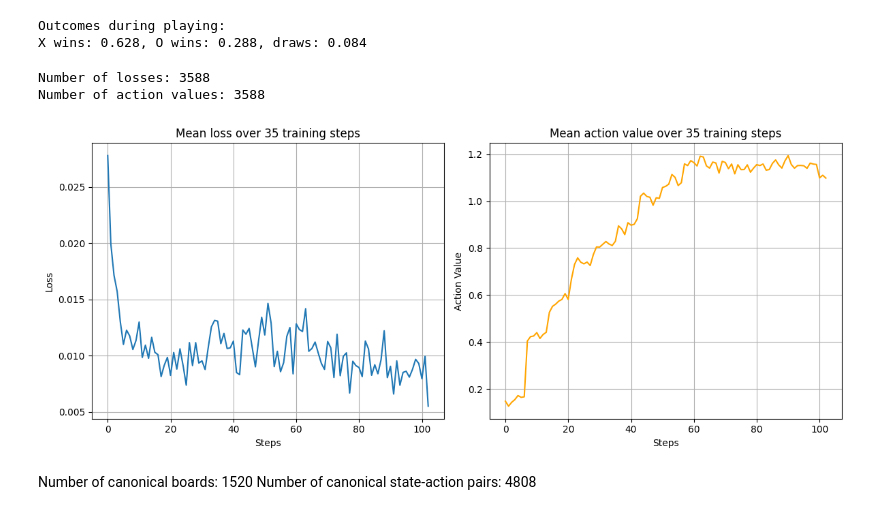
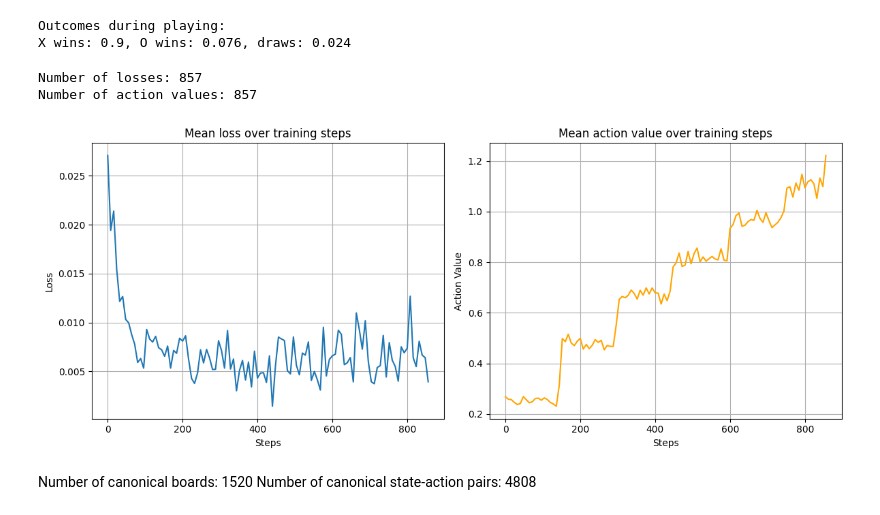
Before and after one commit to jakobatgithub/TicTacToe, a Jupyter notebook: TicTacToe.ipynb, the cells around one changed output. Saved outputs shown, nothing was run; the diff lists cells and outputs as text; code cells hidden in the pictures.

```diff
--- a/TicTacToe.ipynb
+++ b/TicTacToe.ipynb
@@ -4,8 +4,10 @@
 import copy
 
 from TicTacToe import TicTacToe
-from Agent import RandomAgent, HumanAgent, QLearningAgent, QPlayingAgent
+from Agent import RandomAgent, HumanAgent
+from QAgent import QLearningAgent, QPlayingAgent
 from DeepQAgent import DeepQLearningAgent, DeepQPlayingAgent
+from Evaluation import plot_graphs
 
 params = {
     'Q_initial_value' : 0.0, # initial Q value
@@ -23,14 +25,15 @@ params = {
     'width' : 3, # width = height of the board
     'lazy_evaluation' : True, # use lazy evaluation
     'batch_size' : 32, # batch size for deep learning
-    'target_update_frequency' : 250, # target network update frequency
+    # 'target_update_frequency' : 250, # target network update frequency
+    'target_update_frequency' : 150, # target network update frequency
     'optimal_actions' : [], # list of optimal actions (deprecated)
     'loss' : [], # list of losses
     'avg_action_value' : [], # list of average action values
     }
 
 # nr_of_episodes = 1000
-nr_of_episodes = 4000
+nr_of_episodes = 250
 params['nr_of_episodes'] = nr_of_episodes
 
 paramsX = copy.deepcopy(params)
@@ -108,60 +102,20 @@ print("Outcomes during playing:")
 print(f"X wins: {outcomes['X']/nr_of_episodes}, O wins: {outcomes['O']/nr_of_episodes}, draws: {outcomes['D']/nr_of_episodes}")
 # %% [output]
 Outcomes during playing:
-X wins: 0.628, O wins: 0.288, draws: 0.084
+X wins: 0.9, O wins: 0.076, draws: 0.024
-# %%
-import matplotlib.pyplot as plt
-
-def average(array, chunk_size=None):
-    means = []
-    if chunk_size is None:
-        chunk_size = max((len(array) // 100, 1))
-
-    for i in range(0, len(array), chunk_size):
-        sublist = array[i:i + chunk_size]
-        means.append(sum(sublist)/len(sublist))
-
-    return means
-
-def plot_graphs(mean_lossX, mean_avg_action_valueX, chunk_size):
-    # Create a figure with two subplots next to each other
-    fig, axs = plt.subplots(1, 2, figsize=(12, 5))  # 1 row, 2 columns
-
-    # Plot the first graph: Mean Loss
-    axs[0].plot(mean_lossX, label='Mean Loss')
-    axs[0].set_title(f'Mean loss over {chunk_size} training steps')
-    axs[0].set_xlabel('Steps')
-    axs[0].set_ylabel('Loss')
-    axs[0].grid(True)
-    # axs[0].legend()
-
-    # Plot the second graph: Mean Average Action Value
-    axs[1].plot(mean_avg_action_valueX, label='Mean Avg Action Value', color='orange')
-    axs[1].set_title(f'Mean action value over {chunk_size} training steps')
-    axs[1].set_xlabel('Steps')
-    axs[1].set_ylabel('Action Value')
-    axs[1].grid(True)
-    # axs[1].legend()
-
-    # Adjust layout for better spacing
-    plt.tight_layout()
-
-    # Show the plots
-    plt.show()
-
-lossX = learning_agent1.evaluation_data['loss']
-avg_action_valueX = learning_agent1.evaluation_data['avg_action_value']
-print(f"Number of losses: {len(lossX)}")
-print(f"Number of action values: {len(avg_action_valueX)}")
-
-chunk_size = max((len(lossX) // 100, 1))
-mean_lossX = average(lossX)
-mean_avg_action_valueX = average(avg_action_valueX)
-plot_graphs(mean_lossX, mean_avg_action_valueX, chunk_size)
-# %% [output]
-Number of losses: 3588
-Number of action values: 3588
-[figure, removed]
+# %%
+%matplotlib inline
+
+lossX = learning_agent1.evaluation_data['loss']
+avg_action_valueX = learning_agent1.evaluation_data['avg_action_value']
+print(f"Number of losses: {len(lossX)}")
+print(f"Number of action values: {len(avg_action_valueX)}")
+
+plot_graphs(lossX, avg_action_valueX)
+# %% [output]
+Number of losses: 857
+Number of action values: 857
+[figure, added]
 # %%
 m = 4
 k = 3
```
Also changed, not shown: parts of 2 cells of this notebook, 1 other file.
